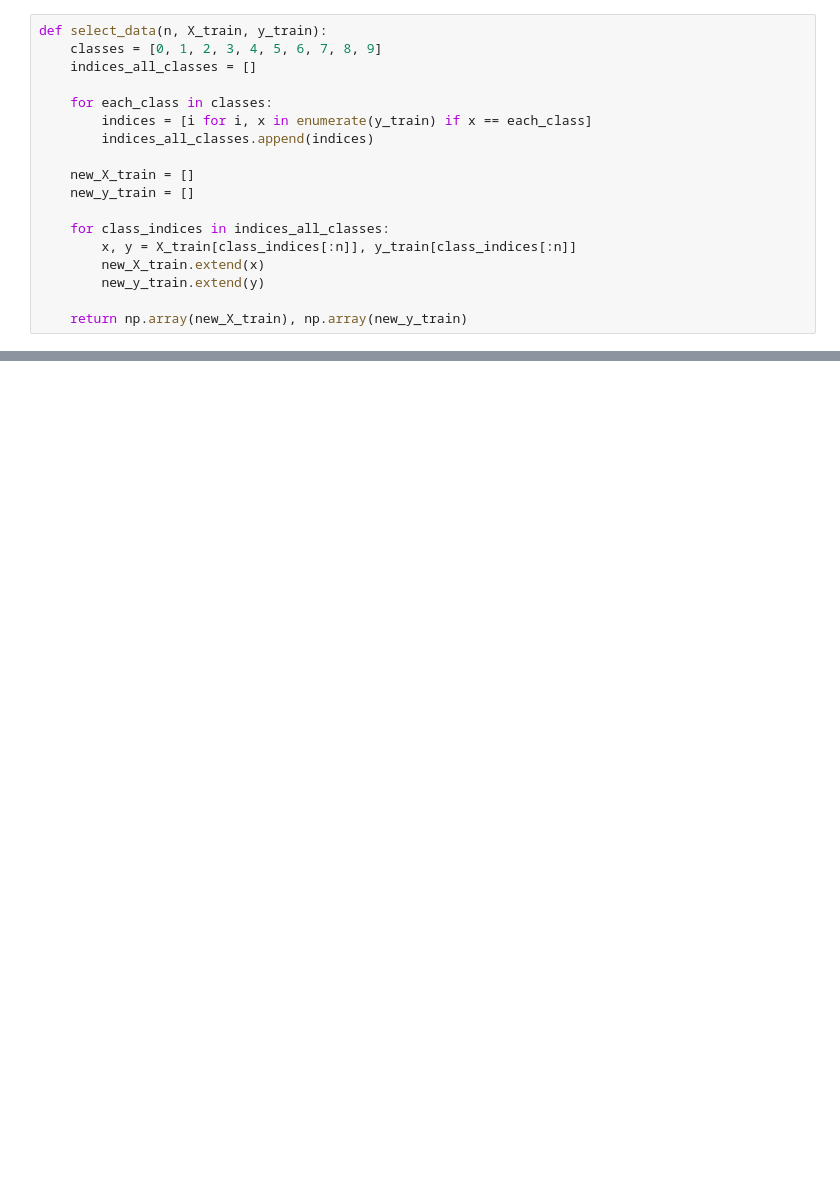
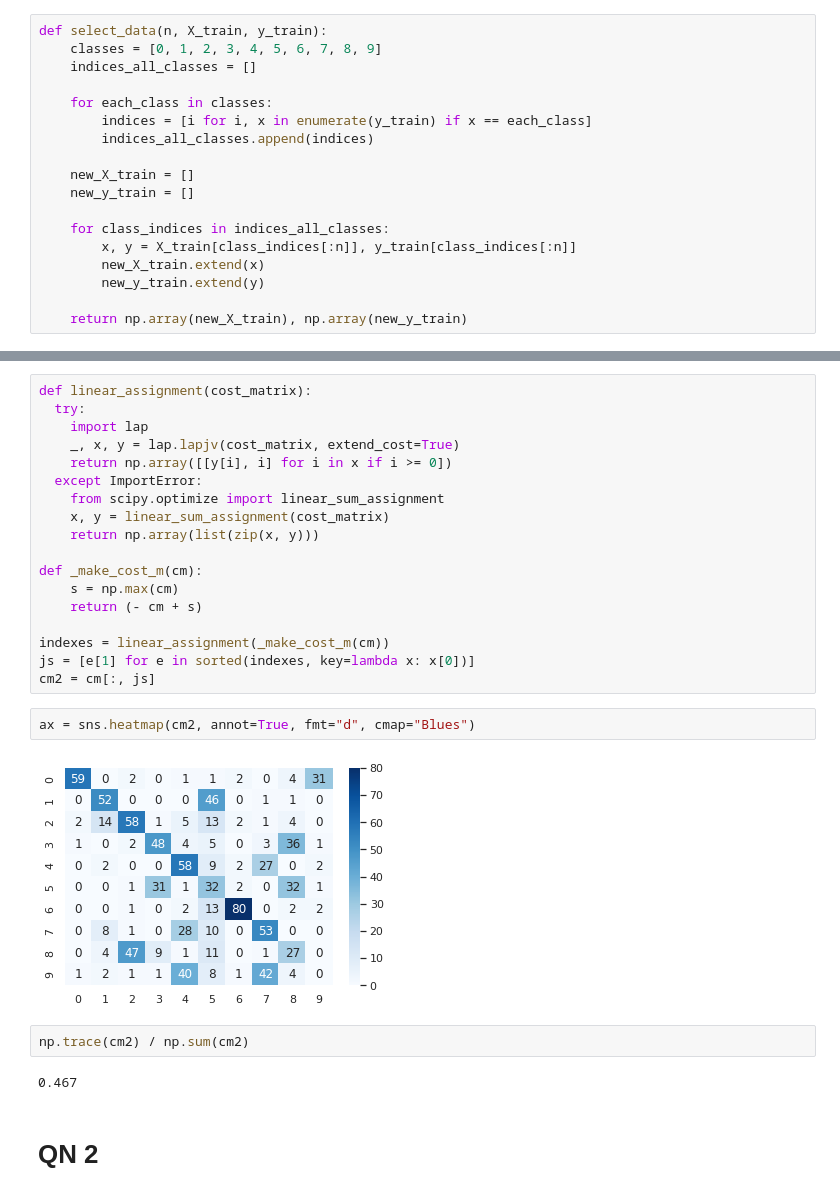
Before and after one commit to Rhitabrat/deep-learning-CS510, a Jupyter notebook: hw4/main.ipynb, the cells around one changed output, grey strips where cells are left out. Drawn from its saved outputs; the diff is of its cells as text; blank space fills up the shorter version.

```diff
--- a/hw4/main.ipynb
+++ b/hw4/main.ipynb
@@ -74,0 +96,28 @@ array([1, 0, 1, 0, 1, 1, 0, 1, 0, 1, 1, 1, 1, 1, 0, 1, 0, 1, 1, 1, 0, 1,
+# %%
+def linear_assignment(cost_matrix):
+  try:
+    import lap
+    _, x, y = lap.lapjv(cost_matrix, extend_cost=True)
+    return np.array([[y[i], i] for i in x if i >= 0])
+  except ImportError:
+    from scipy.optimize import linear_sum_assignment
+    x, y = linear_sum_assignment(cost_matrix)
+    return np.array(list(zip(x, y)))
+
+def _make_cost_m(cm):
+    s = np.max(cm)
+    return (- cm + s)
+
+indexes = linear_assignment(_make_cost_m(cm))
+js = [e[1] for e in sorted(indexes, key=lambda x: x[0])]
+cm2 = cm[:, js]
+# %%
+ax = sns.heatmap(cm2, annot=True, fmt="d", cmap="Blues")
+# %% [output]
+[figure, added]
+# %%
+np.trace(cm2) / np.sum(cm2)
+# %% [output]
+0.467
+# %% [markdown]
+# QN 2
```
Also changed, not shown: parts of 18 cells of this notebook.
